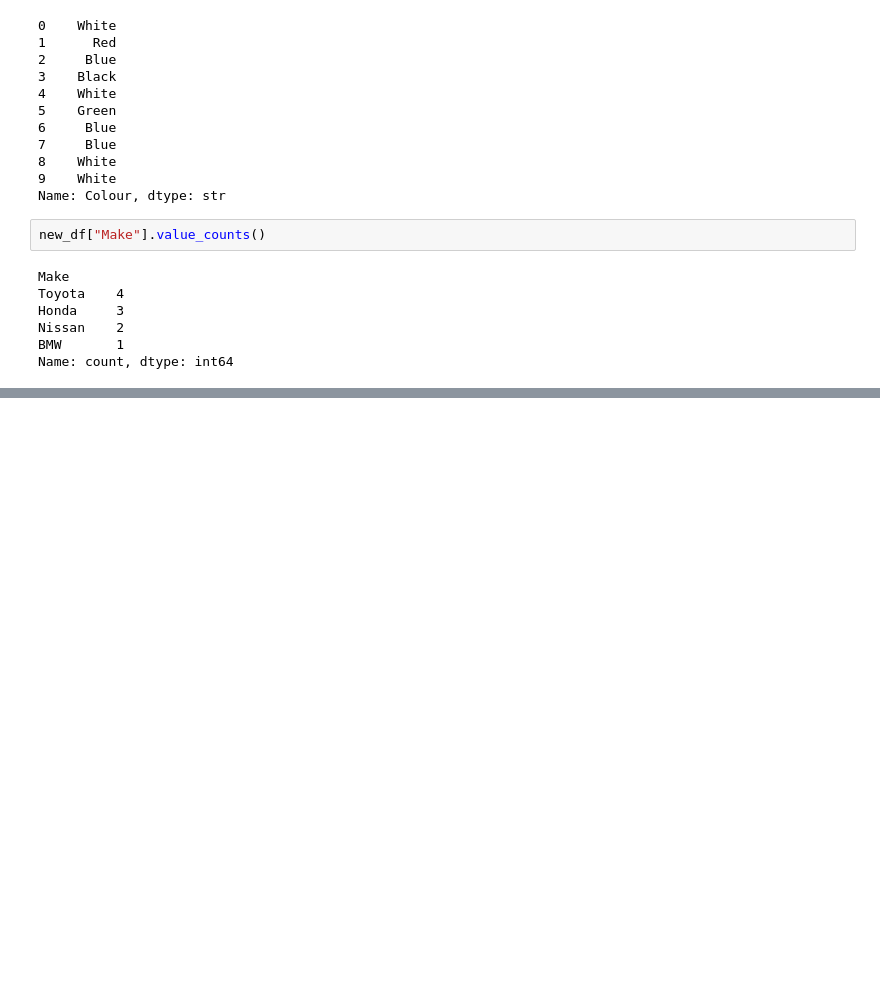
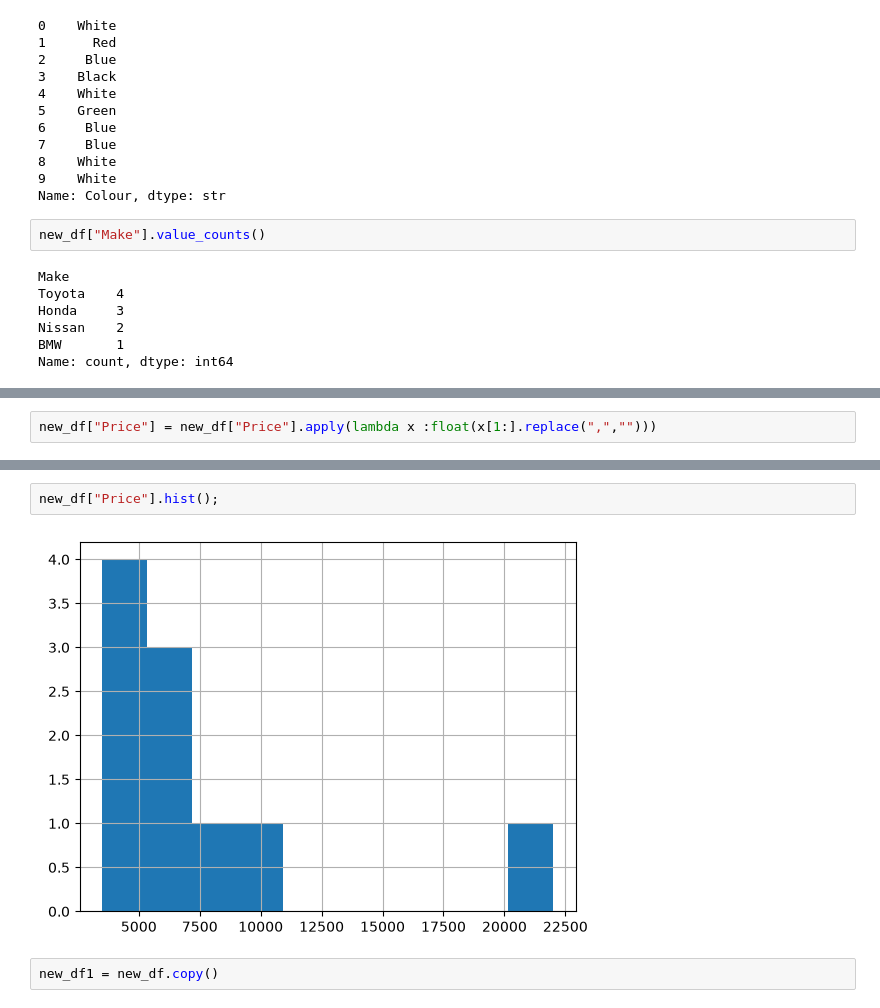
Before and after one commit to manjubratheep-spec/pandas, a Jupyter notebook: pandas.ipynb, the cells around one changed output, grey strips where cells are left out. Cells and saved outputs as stored; diff of their text form; blank space fills up the shorter version.

```diff
--- a/pandas.ipynb
+++ b/pandas.ipynb
@@ -317,0 +386,2 @@ Name: count, dtype: int64
+# %%
+new_df["Price"] = new_df["Price"].apply(lambda x :float(x[1:].replace(",","")))
@@ -317,0 +417,6 @@ Name: count, dtype: int64
+# %%
+new_df["Price"].hist();
+# %% [output]
+[figure, added]
+# %%
+new_df1 = new_df.copy()
```
Also changed, not shown: parts of 30 cells of this notebook, 2 other files.
